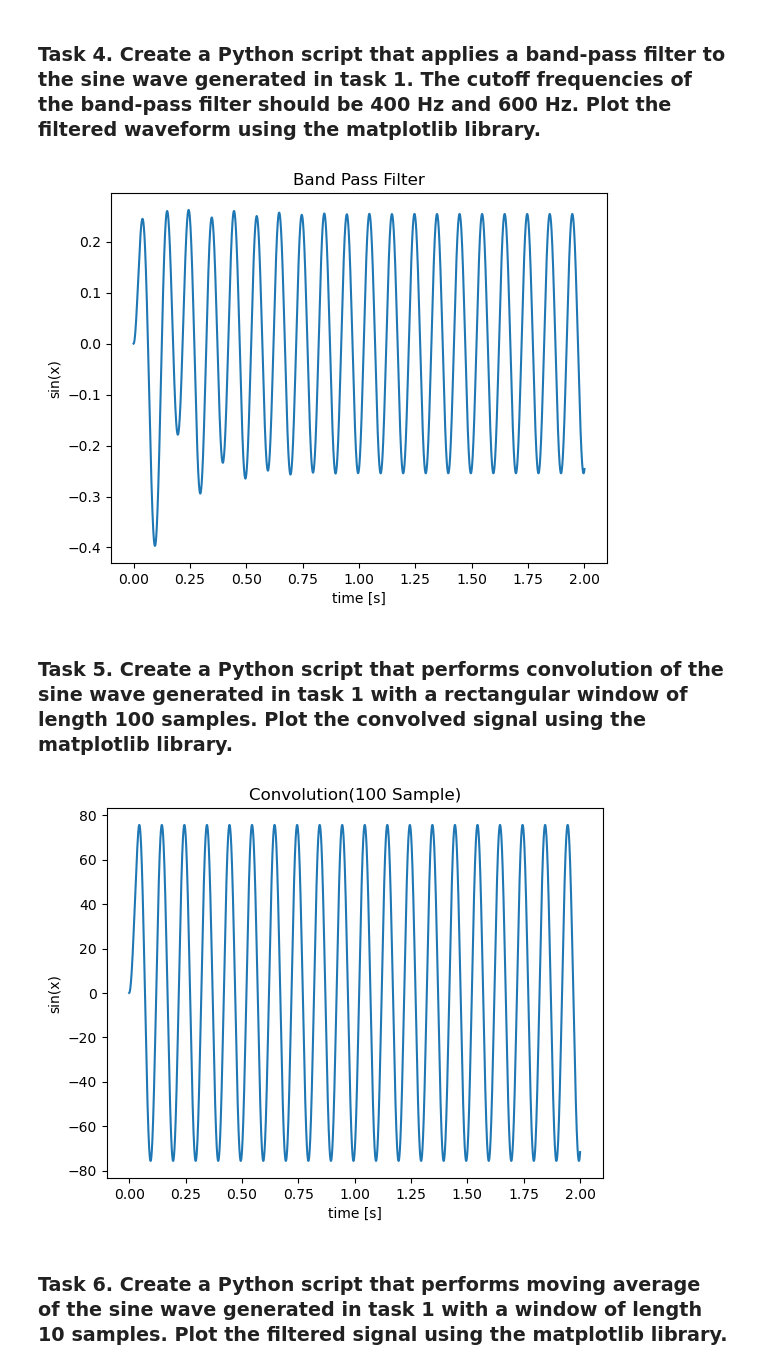
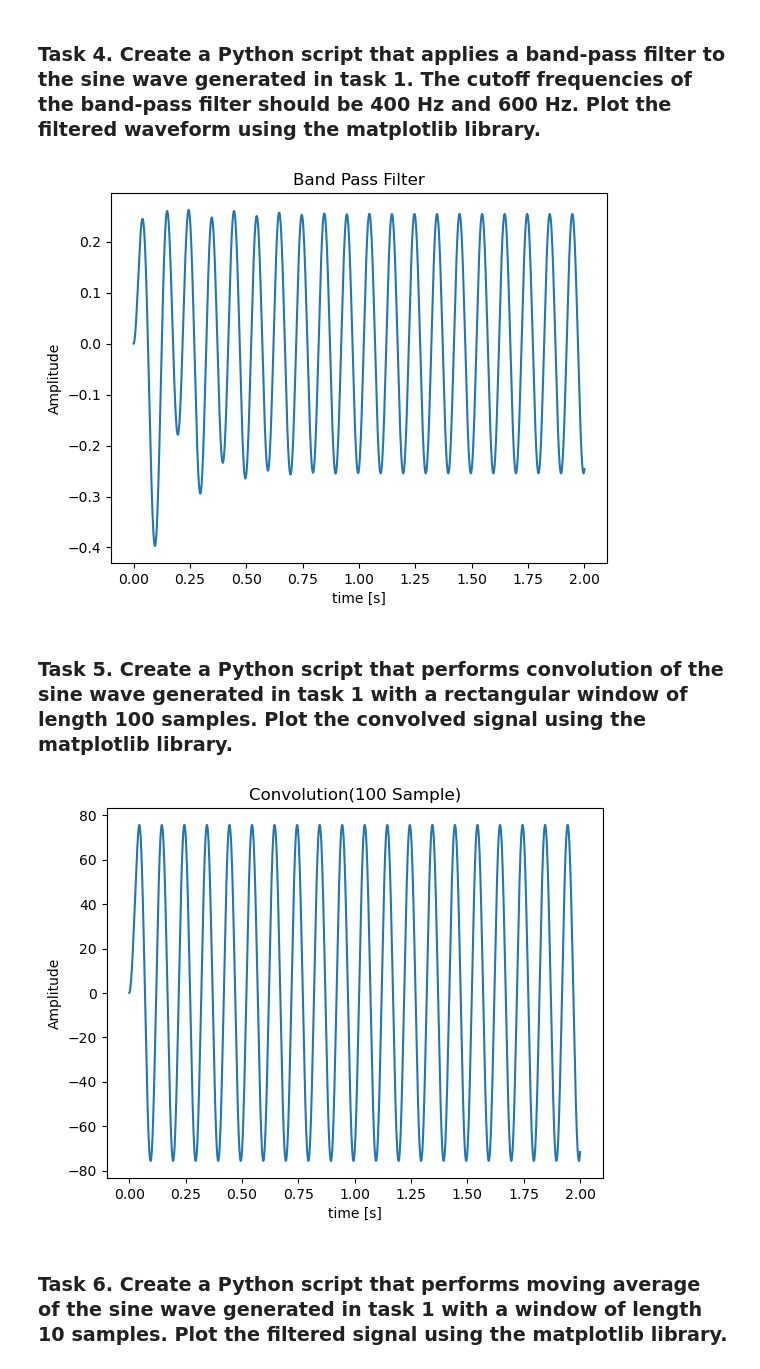
Before and after one commit to samw0627/517-HW, a Jupyter notebook: HW2.ipynb, the cells around one changed output. Saved outputs shown, nothing was run; the diff lists cells and outputs as text; code cells hidden in the pictures.

```diff
--- a/HW2.ipynb
+++ b/HW2.ipynb
@@ -70,21 +70,21 @@ plt.show()
 # %%
 # Use a Buttworth filter for your highpass filter. ex. b, a = sig.butter(Order, cutoff, btype = 'highpass', fs = sampleFrequency)
 # Order input argument can be between 1-300 (ideally 1-10)
 # Make sure to read on how to input two critical frequencies
 # Documentation for sig.butter: https://docs.scipy.org/doc/scipy/reference/generated/scipy.signal.butter.html
 # Use sig.lfilt() to filter the sine wave. ex. y = sig.lfilt(b, a, x)
 # Documentation for sig.lfilt(): https://docs.scipy.org/doc/scipy/reference/generated/scipy.signal.lfilter.html
 # Finally, use plt.plot() to plot the filtered waveform.
 b, a = sig.butter(1, [4,6], btype='bandpass', fs = sampleRate)
 y = sig.lfilter(b,a,sinx)
 plt.plot(x,y)
 plt.title('Band Pass Filter')
 plt.xlabel('time [s]')
-plt.ylabel('sin(x)')
+plt.ylabel('Amplitude')
 plt.axis('tight')
 plt.show()
 # %% [output]
-[figure, old version]
+[figure, new version]
 # %% [markdown]
 ### Task 5. Create a Python script that performs convolution of the sine wave generated in task 1 with a rectangular window of length 100 samples. Plot the convolved signal using the matplotlib library.
 # %%
@@ -97,11 +97,11 @@ z0 = z[:len(x)]
 plt.plot(x,z0)
 plt.title('Convolution(100 Sample)')
 plt.xlabel('time [s]')
-plt.ylabel('sin(x)')
+plt.ylabel('Amplitude')
 plt.axis('tight')
 plt.show()
 # %% [output]
-[figure, old version]
+[figure, new version]
 # %% [markdown]
 ### Task 6. Create a Python script that performs moving average of the sine wave generated in task 1 with a window of length 10 samples. Plot the filtered signal using the matplotlib library.
 # %%
```
Also changed, not shown: parts of 7 cells of this notebook.
